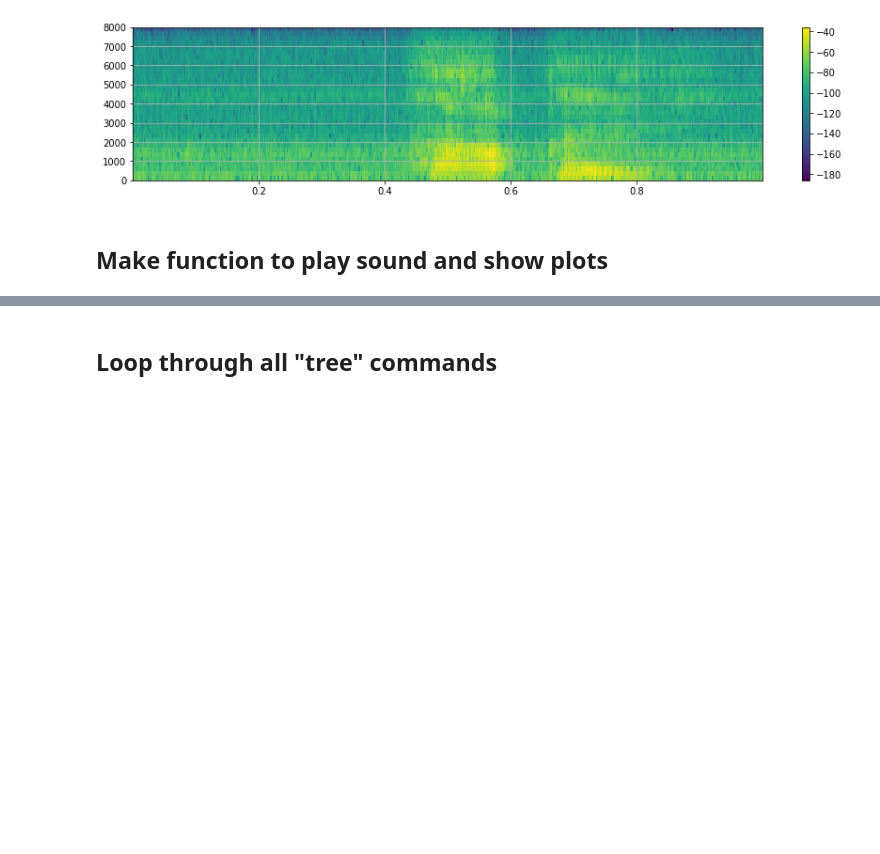
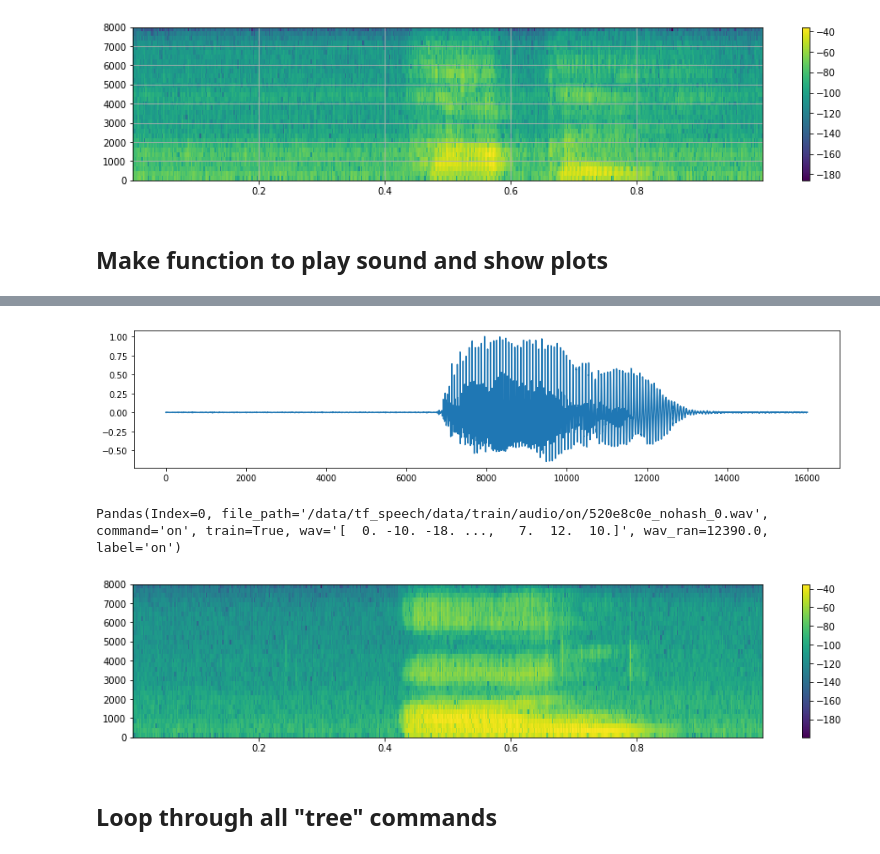
Before and after one commit to shawnxero/fibo, a Jupyter notebook: exercises/Ex09-Voice_Spectrum_empty.ipynb, the cells around one changed output, grey strips where cells are left out. Saved outputs shown, nothing was run; the diff lists cells and outputs as text; code cells hidden in the pictures; blank space fills up the shorter version.

```diff
--- a/exercises/Ex09-Voice_Spectrum_empty.ipynb
+++ b/exercises/Ex09-Voice_Spectrum_empty.ipynb
@@ -171,9 +171,18 @@ def show_a_sample(row, x_test):
     """
     sample_rate = 16000
     wav = x_test[row.Index,:].flatten()
+    display(Audio(wav, autoplay=True, rate=sample_rate))
 
-    # insert code here
+    plt.plot(wav)
+    plt.show()
+    print(row)
+    plt.specgram(wav, NFFT=64, noverlap=32,Fs=sample_rate,
+            );
+    plt.grid(False)
+    plt.colorbar()
+    plt.show()
 
     return wav
 
 wav = show_a_sample(list(df_train.itertuples())[0], x_test)
+# %% [output]
@@ -180,3 +190,6 @@ wav = show_a_sample(list(df_train.itertuples())[0], x_test)
+[figure, added]
+Pandas(Index=0, file_path='/data/tf_speech/data/train/audio/on/520e8c0e_nohash_0.wav', command='on', train=True, wav='[  0. -10. -18. ...,   7.  12.  10.]', wav_ran=12390.0, label='on')
+[figure, added]
 # %% [markdown]
 ## Loop through all "tree" commands
 # %%
```
Also changed, not shown: parts of 2 cells of this notebook.
